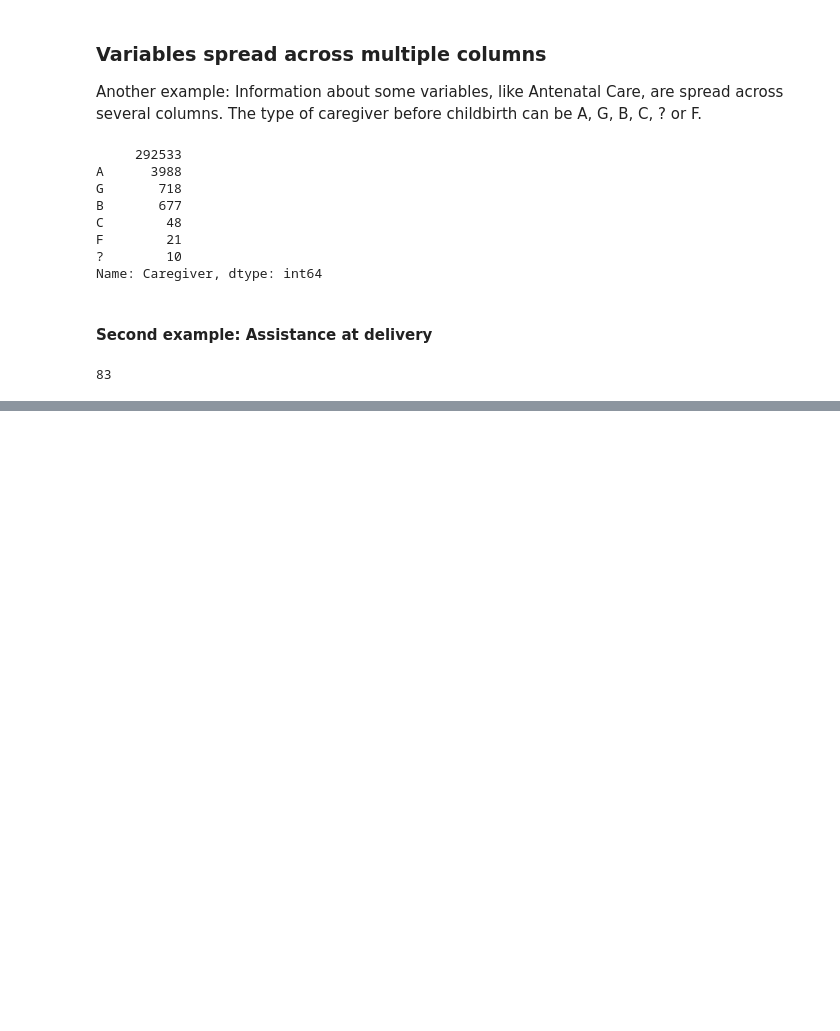
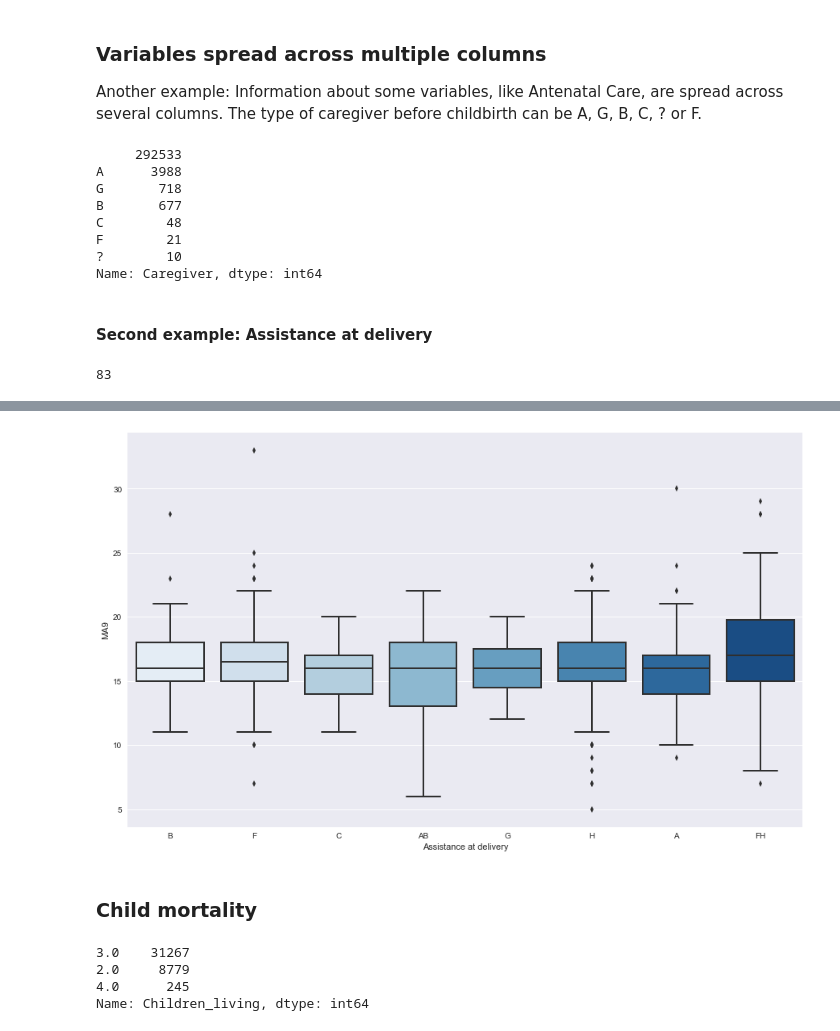
Before and after one commit to tdetzel/Child-marriage, a Jupyter notebook: Child_marriage.ipynb, the cells around one changed output, grey strips where cells are left out. Cells and saved outputs as stored; diff of their text form; code cells hidden in the pictures; blank space fills up the shorter version.

```diff
--- a/Child_marriage.ipynb
+++ b/Child_marriage.ipynb
@@ -5,13 +5,16 @@ Turns out, this data is hyper-refined and difficult to work with.
 # load packages
 import numpy as np
 import pandas as pd
+import seaborn as sns
 PREVIOUS_MAX_ROWS = pd.options.display.max_rows
 pd.options.display.max_rows = 20
 np.random.seed(12345)
 import matplotlib.pyplot as plt
-plt.rc('figure', figsize=(10, 6))
+plt.rc('figure', figsize=(15, 9))
 np.set_printoptions(precision=4, suppress=True)
 import pyreadstat # this reads in the spss file
+import warnings
+warnings.simplefilter(action='ignore', category=FutureWarning)
 # %% [markdown]
 #### Load wm.sav
 This returns a pandas dataframe and a file with metadata from spss. It's confusing because some of the boolean (true/valse) variables come in as numeric data types (0.0 and 1.0), and other categorical variables read as object data types.
@@ -242,0 +276,2 @@ Name: Assistance at delivery: Doctor, Length: 63, dtype: int64
+# %%
+df2['Assistance at delivery'] = df2.iloc[:,83].str.cat(df2.iloc[:,84:91])
@@ -242,0 +298,12 @@ Name: Assistance at delivery: Doctor, Length: 63, dtype: int64
+# %%
+# library & dataset
+# Use a color palette
+providers = ['A','H', 'F','B', 'C', 'G', 'AB', 'FH']
+sns.boxplot(x=df2['Assistance at delivery'][df2['Assistance at delivery'].isin(providers)],
+            y=df2['MA9'][df2["MA9"] < 50], palette="Blues", linewidth=2)
+
+sns.plt.show()
+# %% [output]
+[figure, added]
+# %% [markdown]
+### Child mortality
@@ -242,0 +316,8 @@ Name: Assistance at delivery: Doctor, Length: 63, dtype: int64
+# %%
+# most have 3 living children
+df2['Children_living'].value_counts()
+# %% [output]
+3.0    31267
+2.0     8779
+4.0      245
+Name: Children_living, dtype: int64
```
Also changed, not shown: parts of 51 cells of this notebook.
